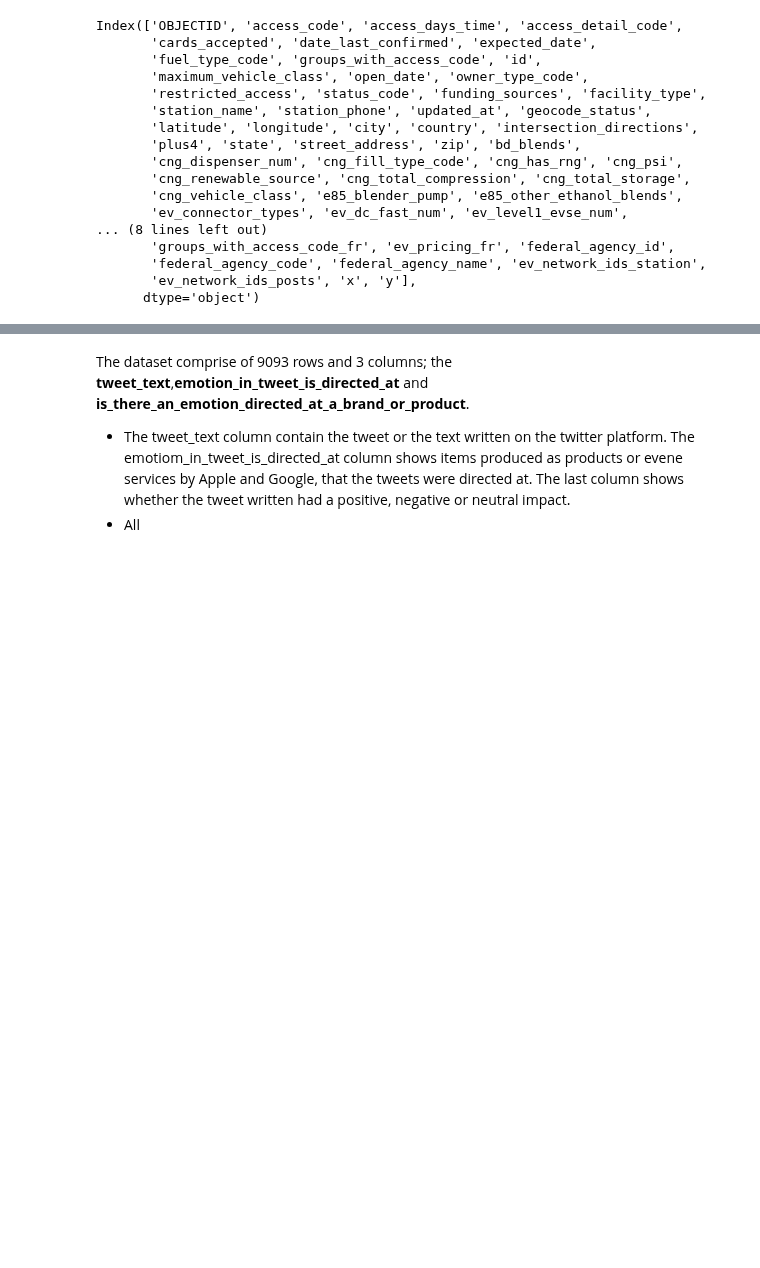
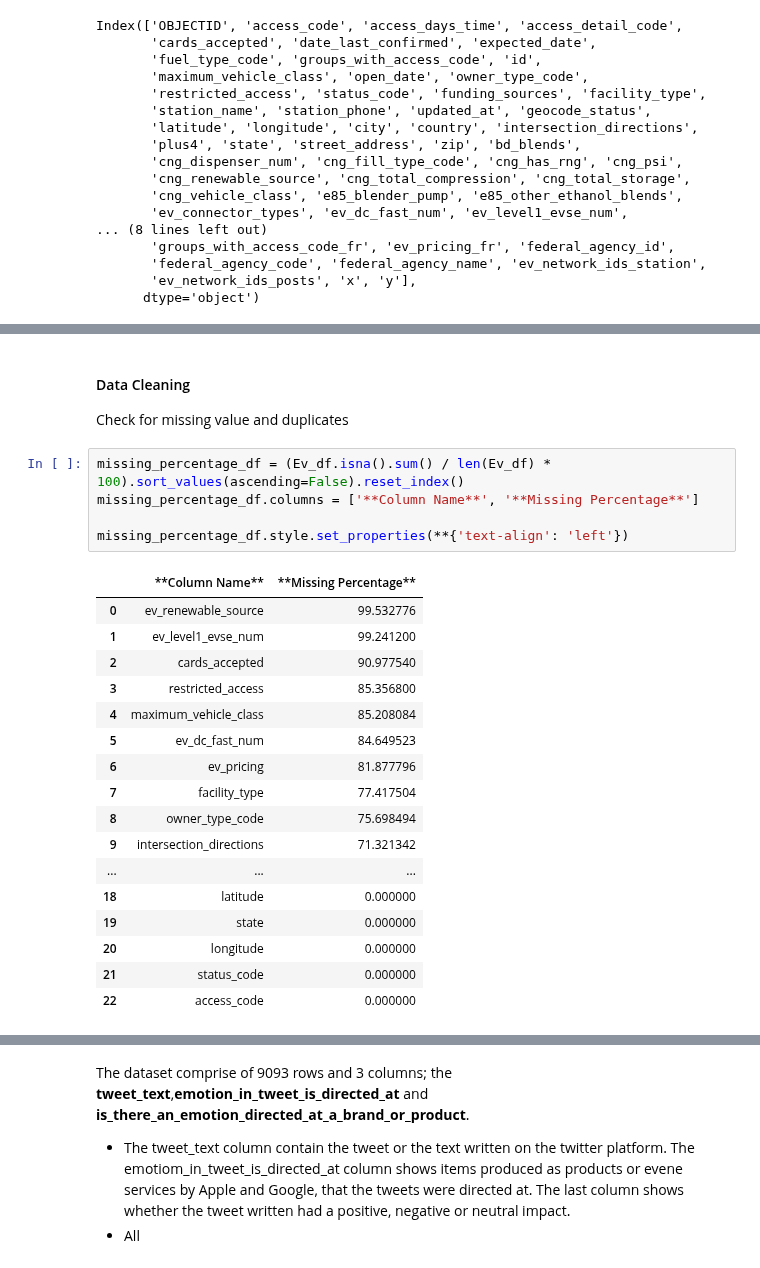
Before and after one commit to Damarispaul/Ev_Stations, a Jupyter notebook: EV Charging (3).ipynb, the cells around one changed output, grey strips where cells are left out. Saved outputs shown, nothing was run; the diff lists cells and outputs as text; blank space fills up the shorter version.

```diff
--- a/EV Charging (3).ipynb
+++ b/EV Charging (3).ipynb
@@ -321,0 +237,26 @@ dtype: int64
+# %% [markdown]
+#### Data Cleaning
+Check for missing value and duplicates
+# %%
+missing_percentage_df = (Ev_df.isna().sum() / len(Ev_df) * 100).sort_values(ascending=False).reset_index()
+missing_percentage_df.columns = ['**Column Name**', '**Missing Percentage**']
+
+missing_percentage_df.style.set_properties(**{'text-align': 'left'})
+# %% [output]
+|  | **Column Name** | **Missing Percentage** |
+| 0 | ev_renewable_source | 99.532776 |
+| 1 | ev_level1_evse_num | 99.241200 |
+| 2 | cards_accepted | 90.977540 |
+| 3 | restricted_access | 85.356800 |
+| 4 | maximum_vehicle_class | 85.208084 |
+| 5 | ev_dc_fast_num | 84.649523 |
+| 6 | ev_pricing | 81.877796 |
+| 7 | facility_type | 77.417504 |
+| 8 | owner_type_code | 75.698494 |
+| 9 | intersection_directions | 71.321342 |
+| ... | ... | ... |
+| 18 | latitude | 0.000000 |
+| 19 | state | 0.000000 |
+| 20 | longitude | 0.000000 |
+| 21 | status_code | 0.000000 |
+| 22 | access_code | 0.000000 |
```
Also changed, not shown: parts of 63 cells of this notebook.
